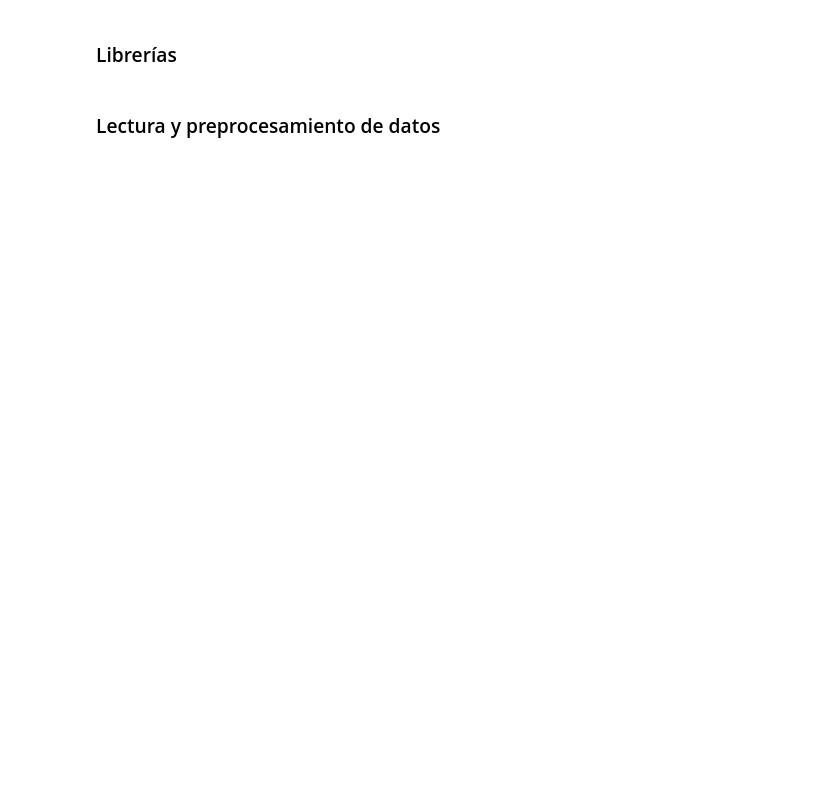
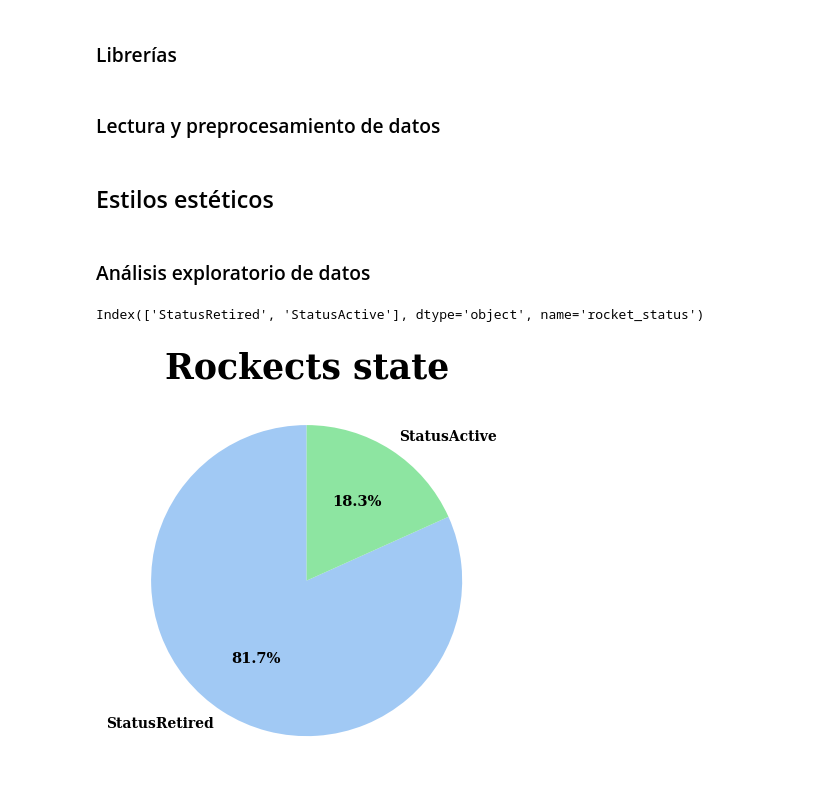
Before and after one commit to pablocarmona1527/Data_analyst, a Jupyter notebook: space_missions.ipynb, the cells around one changed output. Drawn from its saved outputs; the diff is of its cells as text; code cells hidden in the pictures; blank space fills up the shorter version.

```diff
--- a/space_missions.ipynb
+++ b/space_missions.ipynb
@@ -64,3 +65,44 @@ df['launch_location'] = df['launch_location'].replace(dict_changes)
 ##Organizar los datos por fecha
 
 df = df.sort_values('date').reset_index(drop=True)
+# %% [markdown]
+## Estilos estéticos
+# %%
+#-------------------------Estilos para los gráficos
+import matplotlib as mpl
+plt.style.use("fivethirtyeight")
+mpl.rcParams["font.size"]=10.5
+mpl.rcParams["legend.fontsize"]=14
+mpl.rcParams["font.family"]="serif"
+mpl.rcParams["font.weight"]="bold"
+mpl.rcParams["legend.fancybox"]=True
+mpl.rcParams["xtick.labelsize"]=10
+mpl.rcParams["ytick.labelsize"]=16
+mpl.rcParams["figure.titleweight"]="bold"
+mpl.rcParams["axes.labelweight"]="bold"
+mpl.rcParams["figure.facecolor"]="white"
+mpl.rcParams["axes.facecolor"]="white"
+mpl.rcParams["axes.edgecolor"]="0.2"
+mpl.rcParams["axes.linewidth"]=1
+mpl.rcParams["axes.titleweight"]="bold"
+mpl.rcParams["axes.labelsize"]=16
+mpl.rcParams["figure.titlesize"]=20
+mpl.rcParams["axes.titlesize"]=25
+mpl.rcParams["figure.labelsize"]=16
+mpl.rcParams["figure.labelweight"]="bold"
+mpl.rcParams['axes.grid']=False
+# %% [markdown]
+### Análisis exploratorio de datos
+# %%
+df['rocket_status'].value_counts().index
+# %% [output]
+Index(['StatusRetired', 'StatusActive'], dtype='object', name='rocket_status')
+# %%
+##Cohetes activos vs retirados
+plt.title('Rockects state')
+plt.pie(df['rocket_status'].value_counts(),startangle=90,
+        labels=df['rocket_status'].value_counts().index,autopct='%.1f%%',
+        colors=sns.color_palette('pastel6'))
+plt.show()
+# %% [output]
+[figure, added]
```
Also changed, not shown: parts of 10 cells of this notebook.
